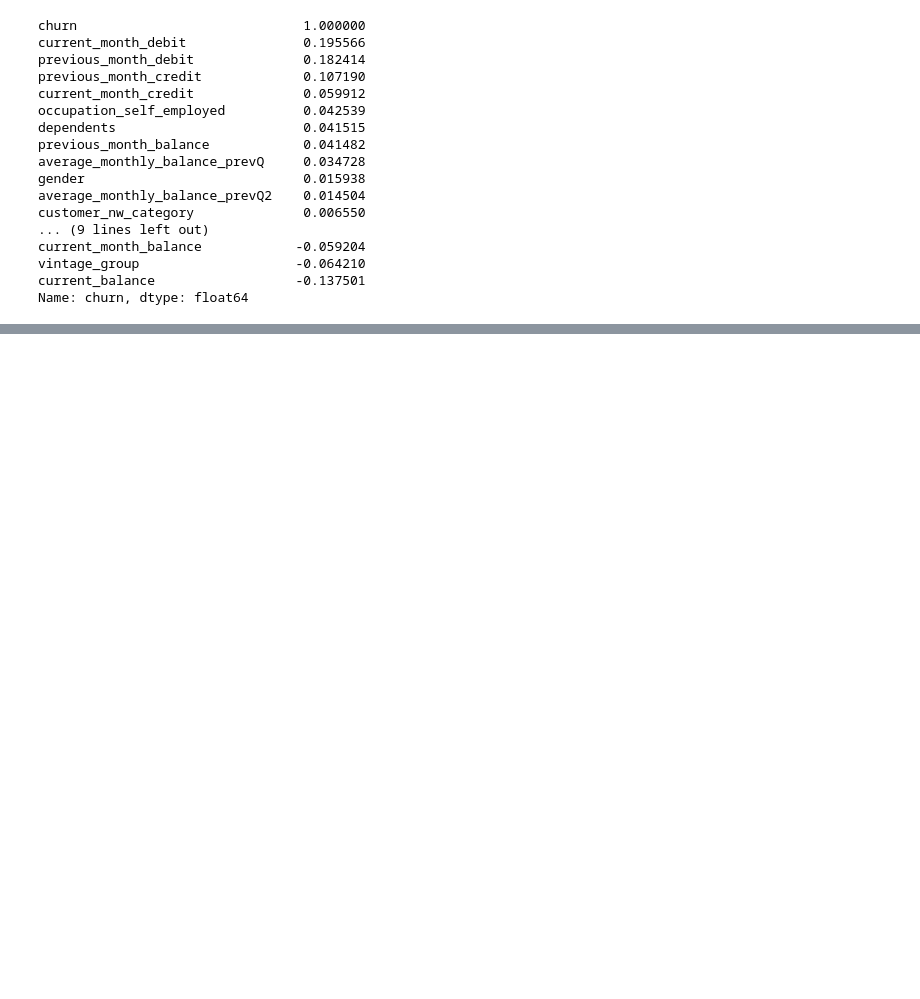
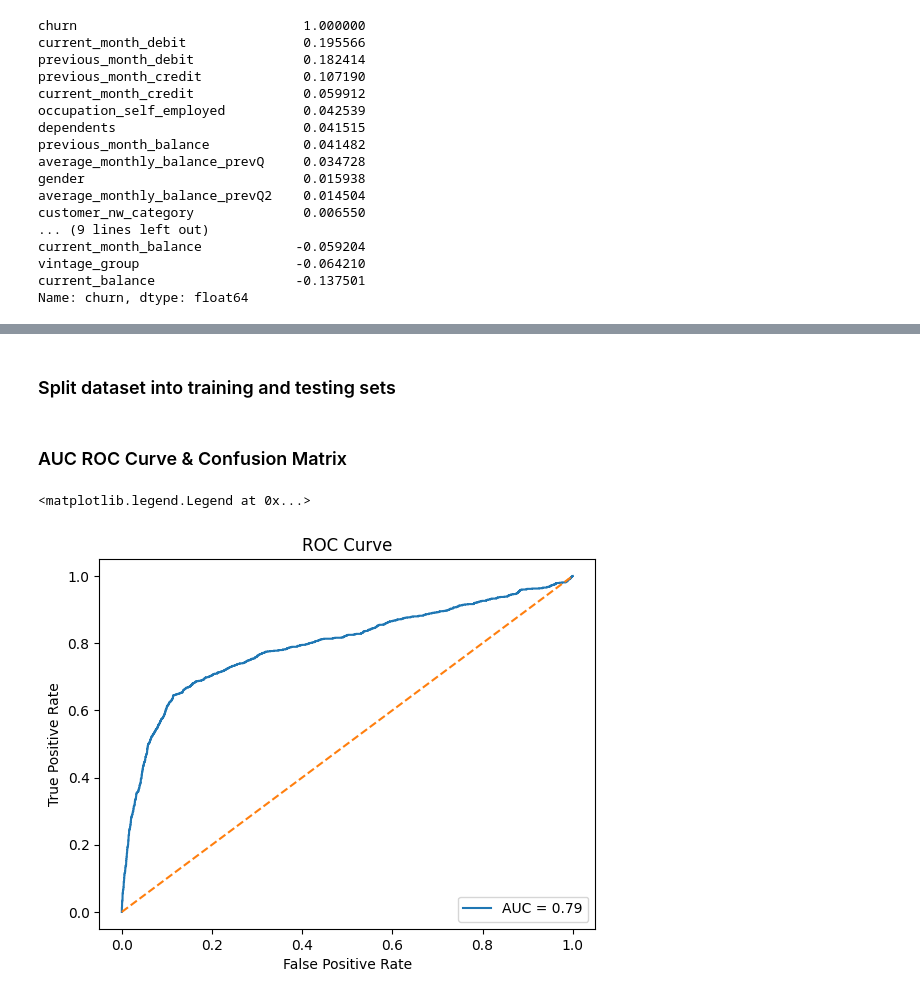
Before and after one commit to Lian-La-Fey/Churn-Prediction-ML, a Jupyter notebook: customer_churn_prediction.ipynb, the cells around one changed output, grey strips where cells are left out. Saved outputs shown, nothing was run; the diff lists cells and outputs as text; code cells hidden in the pictures; blank space fills up the shorter version.

Commit message:
LogisticRegression model is builded. The AUC-ROC curve and Confusion Matrix analyzed. Cross-Validation is done. RFE is used to improve model. Lastly threshold value is changed.

```diff
--- a/customer_churn_prediction.ipynb
+++ b/customer_churn_prediction.ipynb
@@ -383,0 +390,32 @@ Name: churn, dtype: float64
+# %% [markdown]
+### Split dataset into training and testing sets
+# %%
+from sklearn.model_selection import train_test_split
+
+X_train, X_test, y_train, y_test = train_test_split(X, y, test_size=0.2, random_state=42)
+# %%
+from sklearn.linear_model import LogisticRegression
+
+# Fit logistic regression model
+model = LogisticRegression(max_iter=700)
+model.fit(X_train, y_train)
+
+# Predict probabilities for testing set
+probs = model.predict_proba(X_test)[:, 1]
+# %% [markdown]
+### AUC ROC Curve & Confusion Matrix
+# %%
+from sklearn.metrics import confusion_matrix, roc_auc_score, roc_curve
+
+# Calculate AUC-ROC score and plot ROC curve
+auc = roc_auc_score(y_test, probs)
+fpr, tpr, thresholds = roc_curve(y_test, probs)
+plt.plot(fpr, tpr, label='AUC = {:.2f}'.format(auc))
+plt.plot([0, 1], [0, 1], linestyle='--')
+plt.xlabel('False Positive Rate')
+plt.ylabel('True Positive Rate')
+plt.title('ROC Curve')
+plt.legend(loc='lower right')
+# %% [output]
+<matplotlib.legend.Legend at 0x...>
+[figure, added]
```
Also changed, not shown: parts of 20 cells of this notebook.
